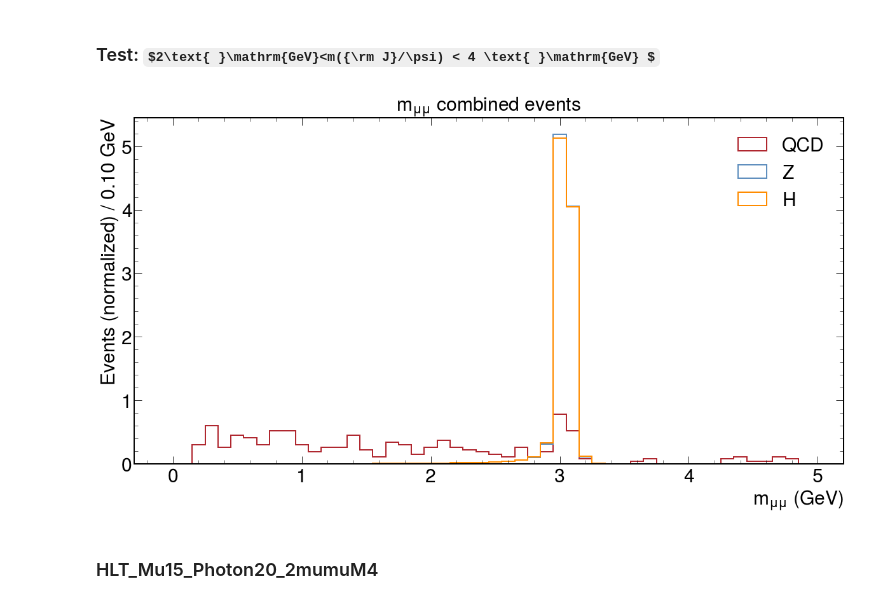
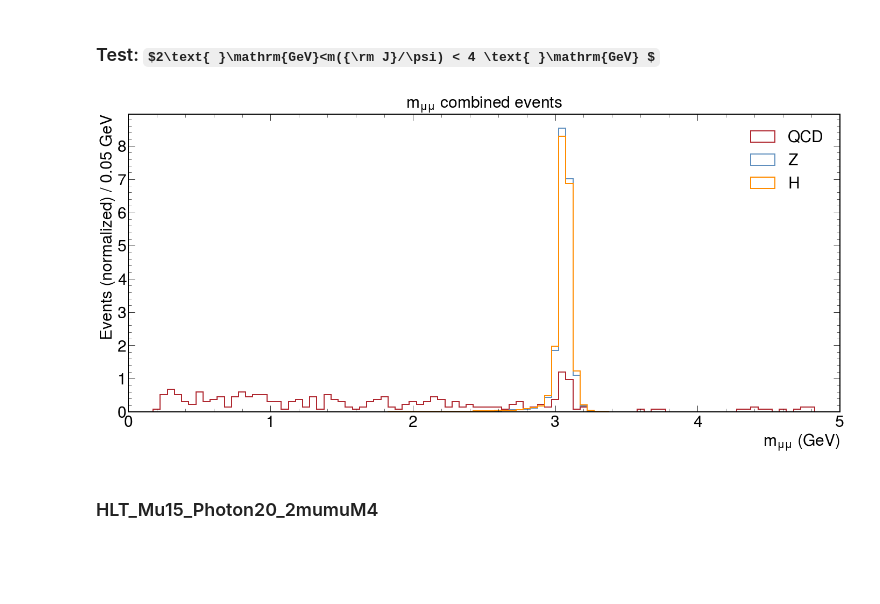
Before and after one commit to javivilladamigo/ResearchActivities, a Jupyter notebook: efficiencies.ipynb, the cells around one changed output. Drawn from its saved outputs; the diff is of its cells as text; code cells hidden in the pictures; some formulas as TeX source; blank space fills up the shorter version.

```diff
--- a/efficiencies.ipynb
+++ b/efficiencies.ipynb
@@ -1443,9 +1433,9 @@ HorZ_H = H_events.HorZ[H_mask_kin]
 '''
 JPsi mass
 '''
-_min = 0
+_min = 0.
 _max = 5. # max(ak.max(JPsi_QCD.mass), ak.max(JPsi_Z.mass), ak.max(JPsi_H.mass))
-width = .1 # GeV
+width = 0.05 # GeV
 nbins = int(round((_max - _min) / width)) + 1
 xbins = np.linspace(_min, _max, nbins)
 
@@ -1478,35 +1468,36 @@ h, bins, _ = ax.hist(
     ec = Z_color,
     facecolor = "none",
     alpha = 1.,
     lw = 2.,
     label = 'Z',
     align = "left",
     density = True
     )
 
 h, bins, _ = ax.hist(
     _JPsi_mass_H,
     bins = xbins,
     histtype = 'stepfilled',
     ec = H_color,
     facecolor = "none",
     alpha = 1.,
     lw = 2.,
     label = 'H',
     align = "left",
     density = True
     )
 #ax.set_yscale("log")
 ax.tick_params(axis = 'both', which = 'major', labelsize = 30)
 ax.set_xlabel("$m_{\mu\mu}\ ({\\rm GeV})$", fontsize = 30)
 ax.set_ylabel("Events (normalized) / %.2f GeV" % width, fontsize = 30)
-#ax.set_xlim(_min, _max)
+ax.set_xlim(_min, _max)
 #ax.set_ylim(0, 12)
 ax.legend(loc = "best", fontsize = 30)
 ax.set_title("$m_{\mu\mu}$ combined events", fontsize = 30)
+fig.tight_layout()
 plt.savefig("plots/m_mumu/m_mumu_combined_TestForCut.pdf")
 # %% [output]
-[figure, old version]
+[figure, new version]
 # %% [markdown]
 ### HLT_Mu15_Photon20_2mumuM4
 # %%
```
Also changed, not shown: parts of 2 cells of this notebook.
